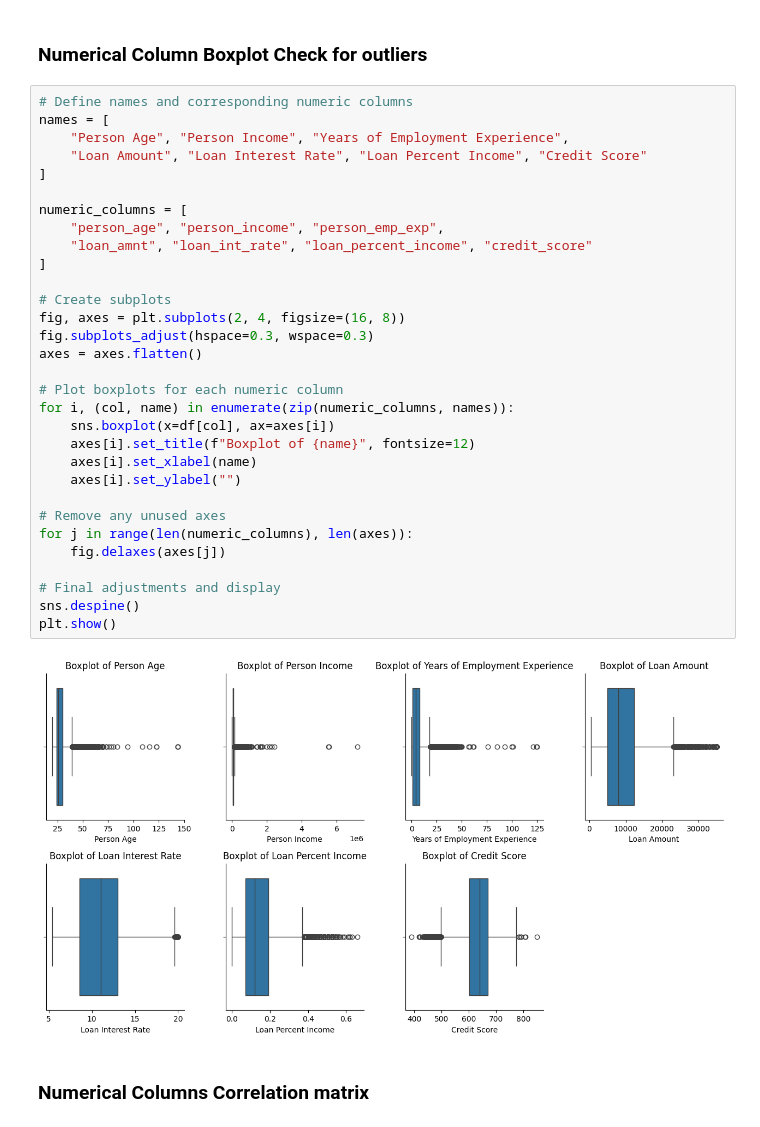
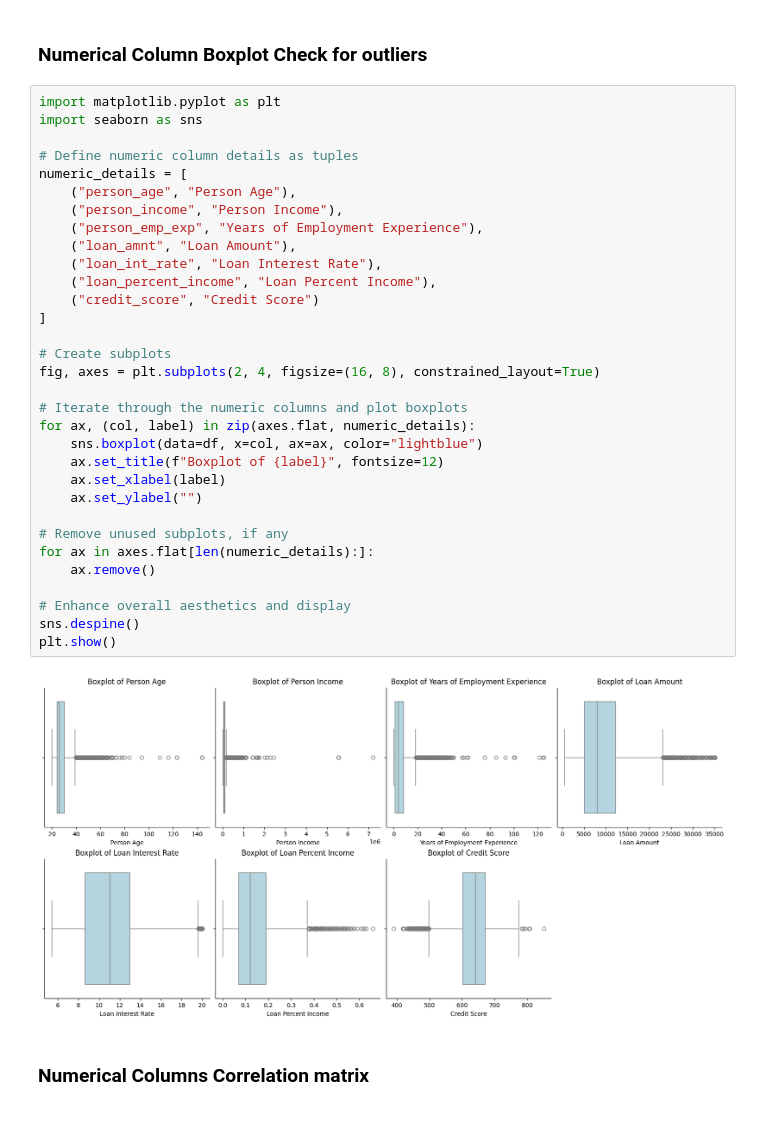
Before and after one commit to perryfalcon0410/Loan-Approval-Analysis, a Jupyter notebook: Loan_approval_analysis.ipynb, the cells around one changed output. Saved outputs shown, nothing was run; the diff lists cells and outputs as text.

```diff
--- a/Loan_approval_analysis.ipynb
+++ b/Loan_approval_analysis.ipynb
@@ -197,38 +194,39 @@ plt.show()
 # %% [markdown]
 ### Numerical Column Boxplot Check for outliers
 # %%
-# Define names and corresponding numeric columns
-names = [
-    "Person Age", "Person Income", "Years of Employment Experience",
-    "Loan Amount", "Loan Interest Rate", "Loan Percent Income", "Credit Score"
-]
+import matplotlib.pyplot as plt
+import seaborn as sns
 
-numeric_columns = [
-    "person_age", "person_income", "person_emp_exp",
-    "loan_amnt", "loan_int_rate", "loan_percent_income", "credit_score"
+# Define numeric column details as tuples
+numeric_details = [
+    ("person_age", "Person Age"),
+    ("person_income", "Person Income"),
+    ("person_emp_exp", "Years of Employment Experience"),
+    ("loan_amnt", "Loan Amount"),
+    ("loan_int_rate", "Loan Interest Rate"),
+    ("loan_percent_income", "Loan Percent Income"),
+    ("credit_score", "Credit Score")
 ]
 
 # Create subplots
-fig, axes = plt.subplots(2, 4, figsize=(16, 8))
-fig.subplots_adjust(hspace=0.3, wspace=0.3)
-axes = axes.flatten()
+fig, axes = plt.subplots(2, 4, figsize=(16, 8), constrained_layout=True)
 
-# Plot boxplots for each numeric column
-for i, (col, name) in enumerate(zip(numeric_columns, names)):
-    sns.boxplot(x=df[col], ax=axes[i])
-    axes[i].set_title(f"Boxplot of {name}", fontsize=12)
-    axes[i].set_xlabel(name)
-    axes[i].set_ylabel("")
+# Iterate through the numeric columns and plot boxplots
+for ax, (col, label) in zip(axes.flat, numeric_details):
+    sns.boxplot(data=df, x=col, ax=ax, color="lightblue")
+    ax.set_title(f"Boxplot of {label}", fontsize=12)
+    ax.set_xlabel(label)
+    ax.set_ylabel("")
 
-# Remove any unused axes
-for j in range(len(numeric_columns), len(axes)):
-    fig.delaxes(axes[j])
+# Remove unused subplots, if any
+for ax in axes.flat[len(numeric_details):]:
+    ax.remove()
 
-# Final adjustments and display
+# Enhance overall aesthetics and display
 sns.despine()
 plt.show()
 # %% [output]
-[figure, old version]
+[figure, new version]
 # %% [markdown]
 ### Numerical Columns Correlation matrix
 # %%
```
Also changed, not shown: parts of 14 cells of this notebook, 1 other file.
